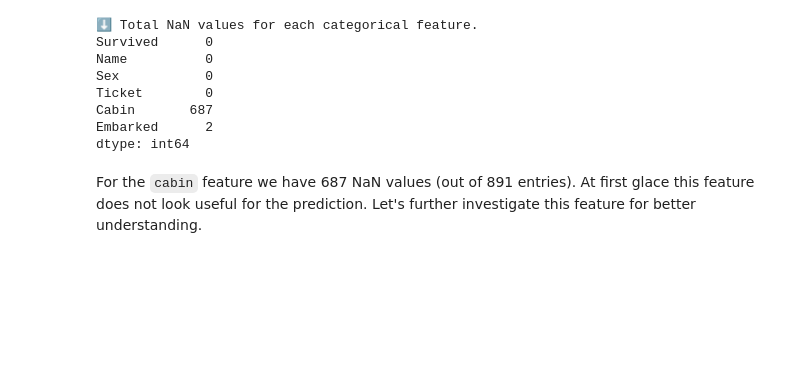
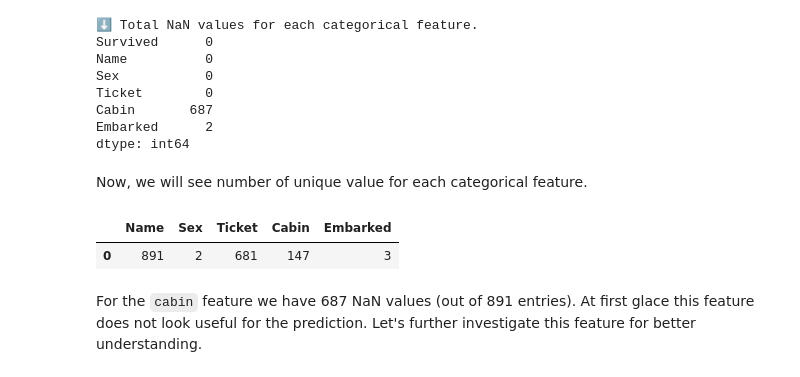
Before and after one commit to pandya6988/my_first_fastpage, a Jupyter notebook: _notebooks/2022-09-11-feature_engineering.ipynb, the cells around one changed output. Drawn from its saved outputs; the diff is of its cells as text; code cells hidden in the pictures; blank space fills up the shorter version.

```diff
--- a/_notebooks/2022-09-11-feature_engineering.ipynb
+++ b/_notebooks/2022-09-11-feature_engineering.ipynb
@@ -284,6 +284,18 @@ Ticket        0
 Cabin       687
 Embarked      2
 dtype: int64
+# %% [markdown]
+Now, we will see number of unique value for each categorical feature.
+# %%
+# collapse
+number_of_unique_values = dict()
+for feature in titanic.drop('Survived', axis=1).columns:
+    number_of_unique_values[feature] = [titanic[feature].nunique()]
+
+pd.DataFrame(data=number_of_unique_values)
+# %% [output]
+|  | Name | Sex | Ticket | Cabin | Embarked |
+| 0 | 891 | 2 | 681 | 147 | 3 |
 # %% [markdown]
 For the `cabin` feature we have 687 NaN values (out of 891 entries). At first glace this feature does not look useful for the prediction. Let's further investigate this feature for better understanding.
 # %%
```
Also changed, not shown: parts of 1 cell of this notebook, 1 other file.
